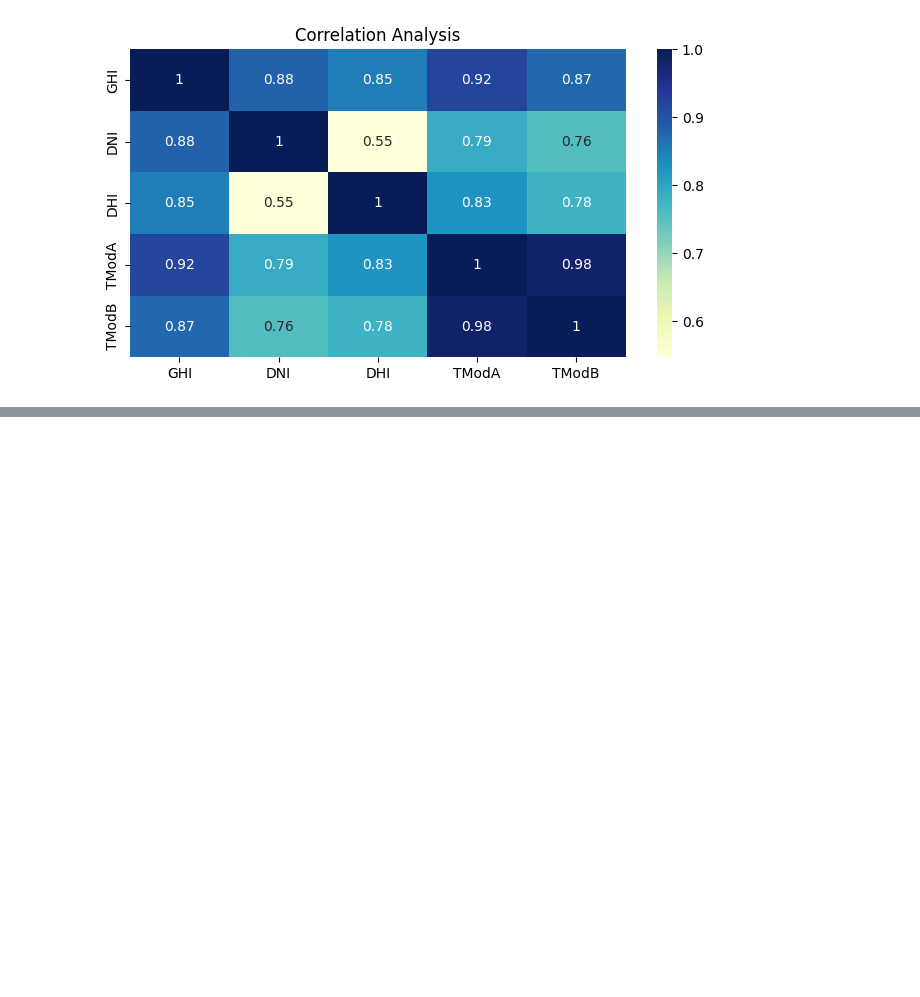
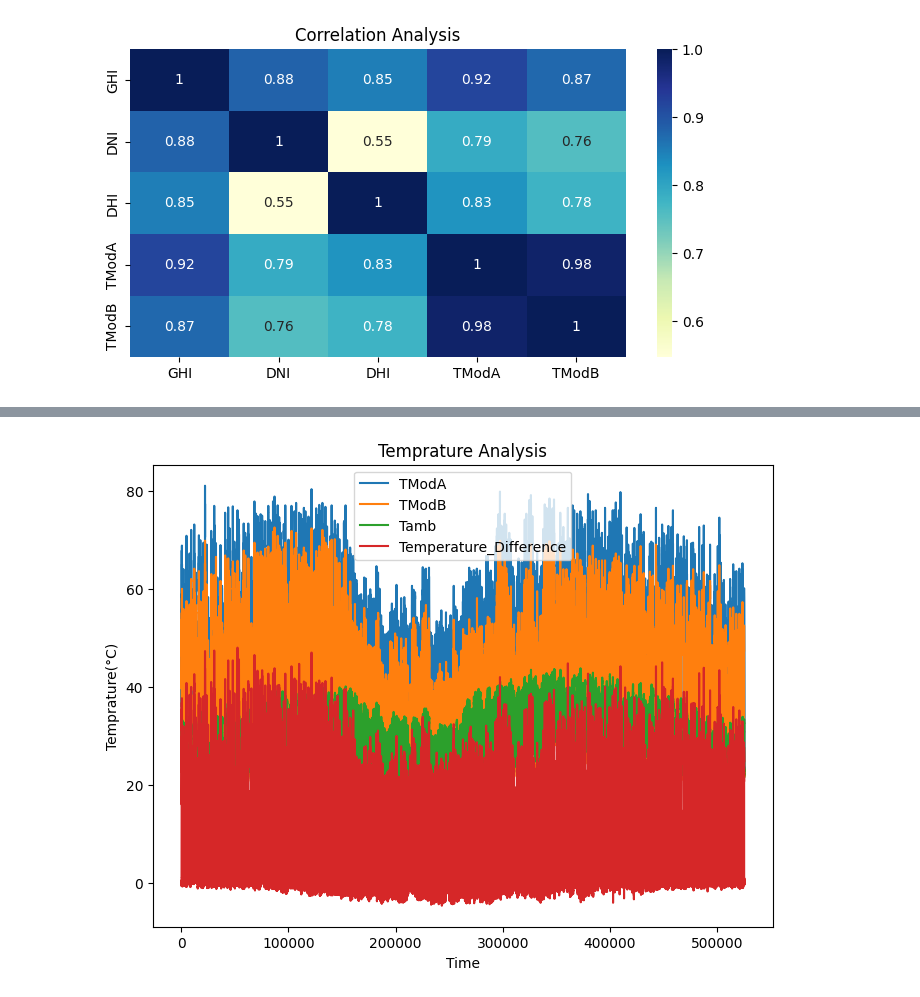
Before and after one commit to EstifanosTeklay/MoonLight-Energy-Solutions, a Jupyter notebook: notebooks/benin_EDA.ipynb, the cells around one changed output, grey strips where cells are left out. Cells and saved outputs as stored; diff of their text form; code cells hidden in the pictures; blank space fills up the shorter version.

```diff
--- a/notebooks/benin_EDA.ipynb
+++ b/notebooks/benin_EDA.ipynb
@@ -151,0 +176,9 @@ plt.show()
+# %%
+benin_data['Temperature_Difference'] = benin_data['TModA'] - benin_data['Tamb']
+benin_data[['TModA', 'TModB', 'Tamb', 'Temperature_Difference']].plot(figsize=(8,6))
+plt.title('Temprature Analysis')
+plt.xlabel('Time')
+plt.ylabel('Temprature(°C)')
+plt.show()
+# %% [output]
+[figure, added]
```
Also changed, not shown: parts of 3 cells of this notebook.
